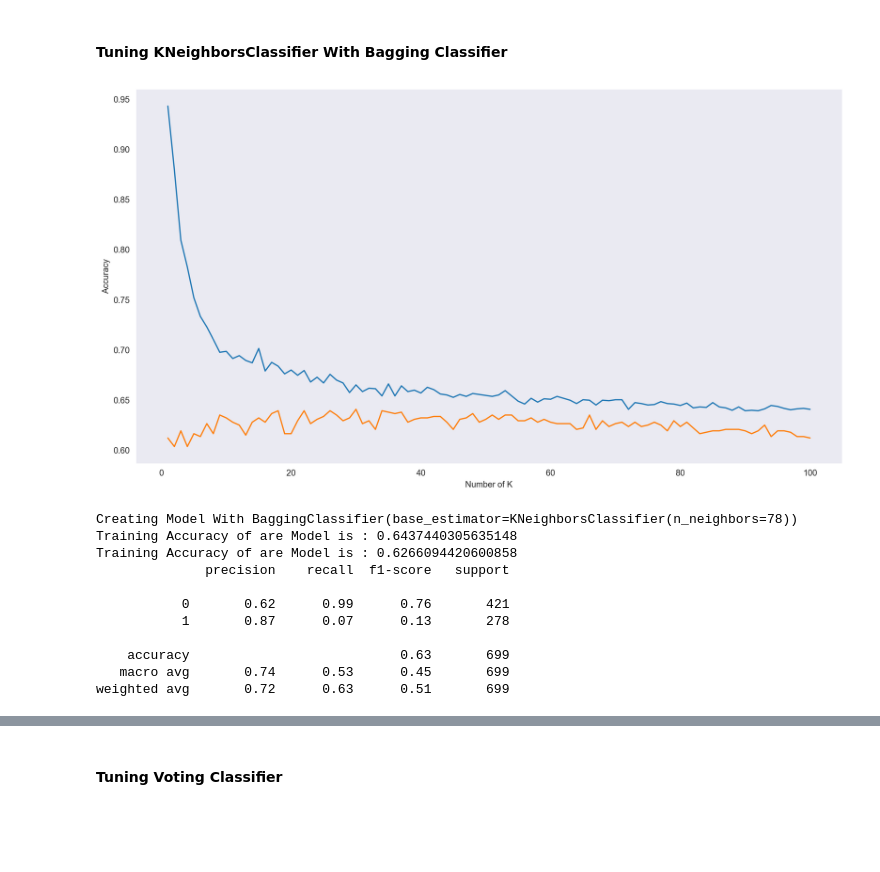
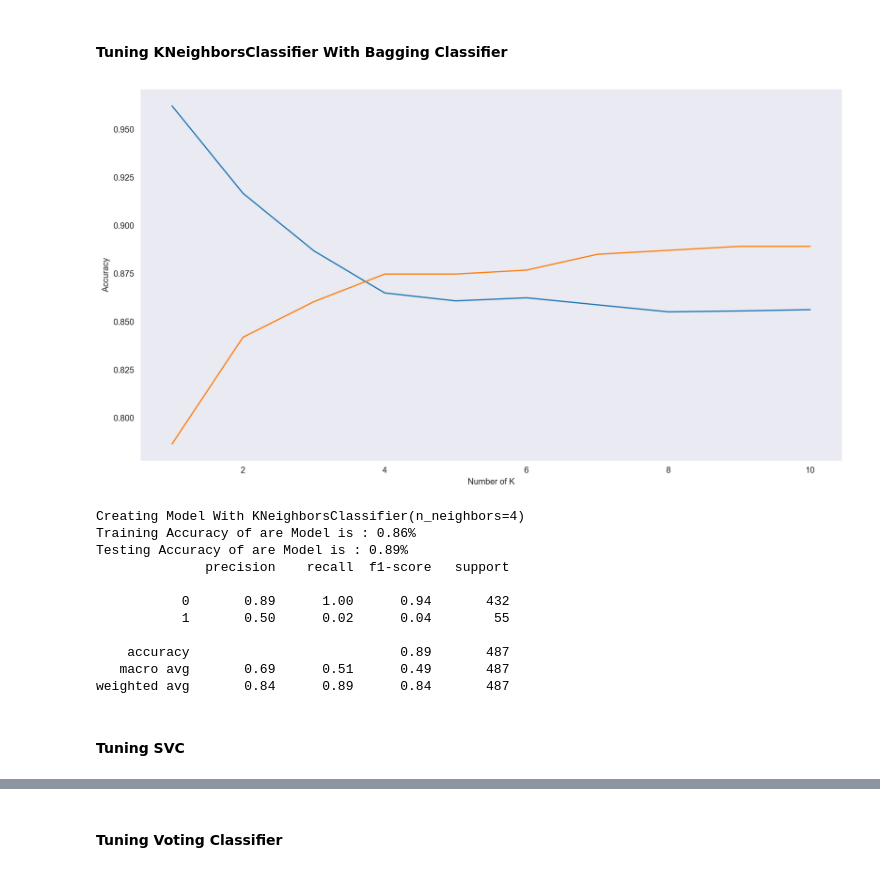
Before and after one commit to kunal-mallick/Churn_Prediction, a Jupyter notebook: Model Building/Model.ipynb, the cells around one changed output, grey strips where cells are left out. Cells and saved outputs as stored; diff of their text form; code cells hidden in the pictures; blank space fills up the shorter version.

Commit message:
Tuning Of All Model Is Complete

```diff
--- a/Model Building/Model.ipynb
+++ b/Model Building/Model.ipynb
@@ -209,6 +213,6 @@ params = {
     }
 # %%
-grid = GridSearchCV(DecisionTreeClassifier(), param_grid=params)
+grid = GridSearchCV(DecisionTreeClassifier(), param_grid=params, n_jobs=-1)
 
 grid.fit(xtrain,ytrain)
 # %% [output]
@@ -262,7 +281,7 @@ params = {
     'n_estimators' : [1,2,3,4,5]
     }
 # %%
-grid = GridSearchCV(GradientBoostingClassifier(), param_grid=params)
+grid = GridSearchCV(GradientBoostingClassifier(), param_grid=params, n_jobs = -1)
 
 grid.fit(xtrain,ytrain)
 # %% [output]
@@ -306,5 +321,15 @@ params = {
+# %%
+params = {
+    'criterion': ['gini', 'entropy', 'log_loss'],
+    'n_estimators' : [10,20,30,40,50],
+    'max_depth': [2,3,4,5],
+    'min_samples_split': [2,3,4,5],
+    'min_samples_leaf': [1,2,3,4,5],
+    'min_weight_fraction_leaf': [0,1,2,3,4,5],
+    'max_features': ['sqrt', 'log2']
+    }
 # %%
-grid = GridSearchCV((RandomForestClassifier()), param_grid=params)
+grid = GridSearchCV((RandomForestClassifier()), param_grid=params, n_jobs= -1)
 
 grid.fit(xtrain,ytrain)
 # %% [output]
@@ -351,34 +388,36 @@ weighted avg       0.36      0.60      0.45       699
 # %%
 trainac = []
 testac = []
 
-for i in range(1,101):
+for i in range(1,11):
     knn = BaggingClassifier(KNeighborsClassifier(n_neighbors=i),n_estimators = 10)
     knn.fit(xtrain,ytrain)
     ypred = knn.predict(xtest)
 
     trainac.append(knn.score(xtrain,ytrain))
     testac.append(knn.score(xtest,ytest))
 
 plt.title('')
-plt.plot(range(1,101),trainac)
-plt.plot(range(1,101), testac)
+plt.plot(range(1,11),trainac)
+plt.plot(range(1,11), testac)
 plt.xlabel('Number of K')
 plt.ylabel('Accuracy')
 plt.grid()
 # %% [output]
-[figure, old version]
+[figure, new version]
 # %%
-predict(BaggingClassifier(KNeighborsClassifier(n_neighbors=78),n_estimators = 10))
+predict(KNeighborsClassifier(n_neighbors=4))
 # %% [output]
-Creating Model With BaggingClassifier(base_estimator=KNeighborsClassifier(n_neighbors=78))
-Training Accuracy of are Model is : 0.6437440305635148
-Training Accuracy of are Model is : 0.6266094420600858
+Creating Model With KNeighborsClassifier(n_neighbors=4)
+Training Accuracy of are Model is : 0.86%
+Testing Accuracy of are Model is : 0.89%
               precision    recall  f1-score   support
 
-           0       0.62      0.99      0.76       421
-           1       0.87      0.07      0.13       278
+           0       0.89      1.00      0.94       432
+           1       0.50      0.02      0.04        55
 
-    accuracy                           0.63       699
-   macro avg       0.74      0.53      0.45       699
-weighted avg       0.72      0.63      0.51       699
+    accuracy                           0.89       487
+   macro avg       0.69      0.51      0.49       487
+weighted avg       0.84      0.89      0.84       487
+# %% [markdown]
+#### Tuning SVC
```
Also changed, not shown: parts of 20 cells of this notebook, 1 other file.
